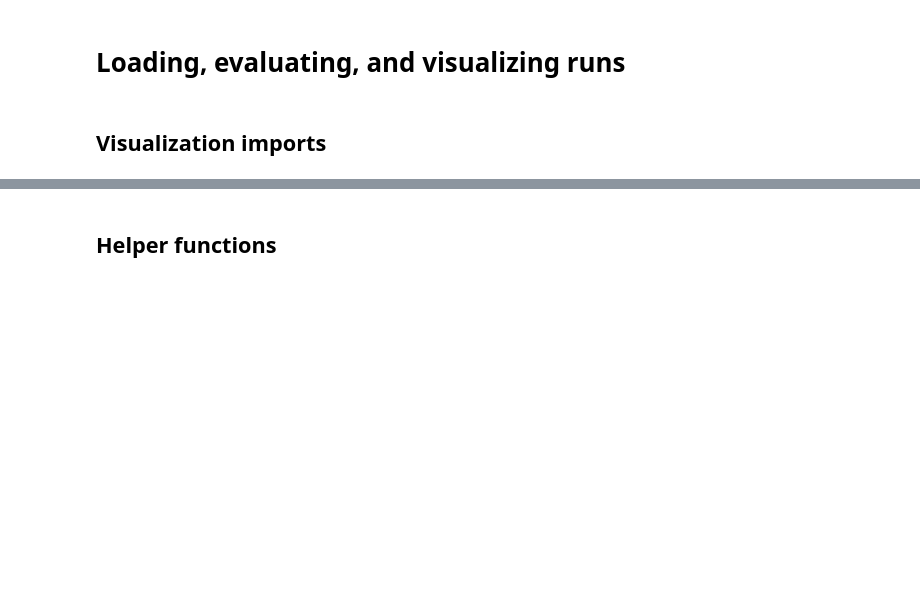
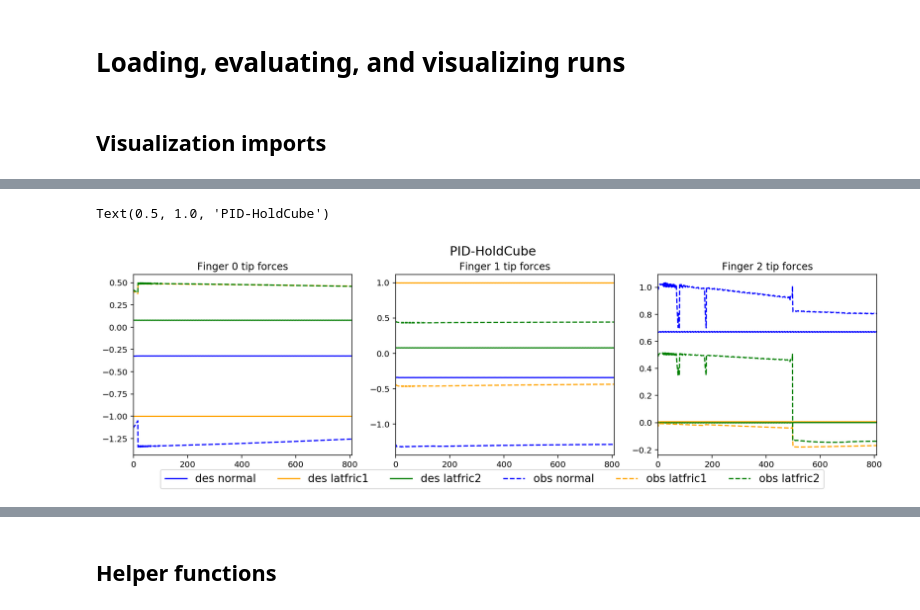
Before and after one commit to krishpop/benchmark-rrc, a Jupyter notebook: notebooks/visualization.ipynb, the cells around one changed output, grey strips where cells are left out. Drawn from its saved outputs; the diff is of its cells as text; code cells hidden in the pictures; blank space fills up the shorter version.

Commit message:
added scripts to collect fingertip force data and visualization notebook

```diff
--- a/notebooks/visualization.ipynb
+++ b/notebooks/visualization.ipynb
@@ -13,0 +29,9 @@ from IPython.display import Video
+# %%
+def rotate_obs_force(obs_force, tip_dir):
+    forces = []
+    for f, td in zip(obs_force, tip_dir):
+        v, w = td
+        u = np.cross(v, w)
+        R = np.vstack([u, v, w]).T
+        forces.append(Rotation.from_matrix(R).inv().as_matrix() @ f)
+    return forces
@@ -13,0 +51,38 @@ from IPython.display import Video
+# %%
+def load_obs_des_forces(output_dir):
+    # Loads observations
+    obs = pickle.load(open(f'{output_dir}/observations.pkl', 'rb'))
+
+    # Loads and formats custom logs for observed and desired tip forces
+    des_obs_forces = shelve.open(f'{output_dir}/custom_data')
+    des_forces, obs_forces = des_obs_forces.get('des_tip_forces'), des_obs_forces.get('obs_tip_forces')
+    obs_tip_dir, obs_tip_pos = des_obs_forces.get('obs_tip_dir'), des_obs_forces.get('obs_tip_pos')
+
+    des_forces = [d.get('data') for d in des_forces]
+    obs_forces = [d.get('data') for d in obs_forces]
+    obs_tip_dir = [d.get('data') for d in obs_tip_dir]
+
+    obs_forces = [rotate_obs_force(forces, tip_dirs) for forces, tip_dirs in zip(obs_forces, obs_tip_dir)]
+
+    des_labels = [f'des_f{i}-{f}' for i in range(3) for f in ['nf', 'lf1', 'lf2']]
+    obs_labels = [f'obs_f{i}-{f}' for i in range(3) for f in ['nf', 'lf1', 'lf2']]
+    force_labels = des_labels + obs_labels
+
+    force_data = [np.concatenate((np.asarray(df).flatten(), np.asarray(of).flatten()))
+                  for df, of in zip(des_forces, obs_forces)]
+    force_df = pd.DataFrame(columns=force_labels, data=force_data)
+
+    obs = obs[-len(des_forces):]
+    return obs, force_df
+# %%
+output_dir = '../scripts/output/pid-hold'
+_, force_df_pid_hold = load_obs_des_forces(output_dir)
+
+output_dir = '../scripts/output/hold'
+_, force_df_hold = load_obs_des_forces(output_dir)
+# %%
+plot_des_obs_forces(force_df_pid_hold)
+plt.suptitle('PID-HoldCube', y=1., fontsize=15)
+# %% [output]
+Text(0.5, 1.0, 'PID-HoldCube')
+[figure, added]
```
Also changed, not shown: parts of 20 cells of this notebook, 3 other files.
